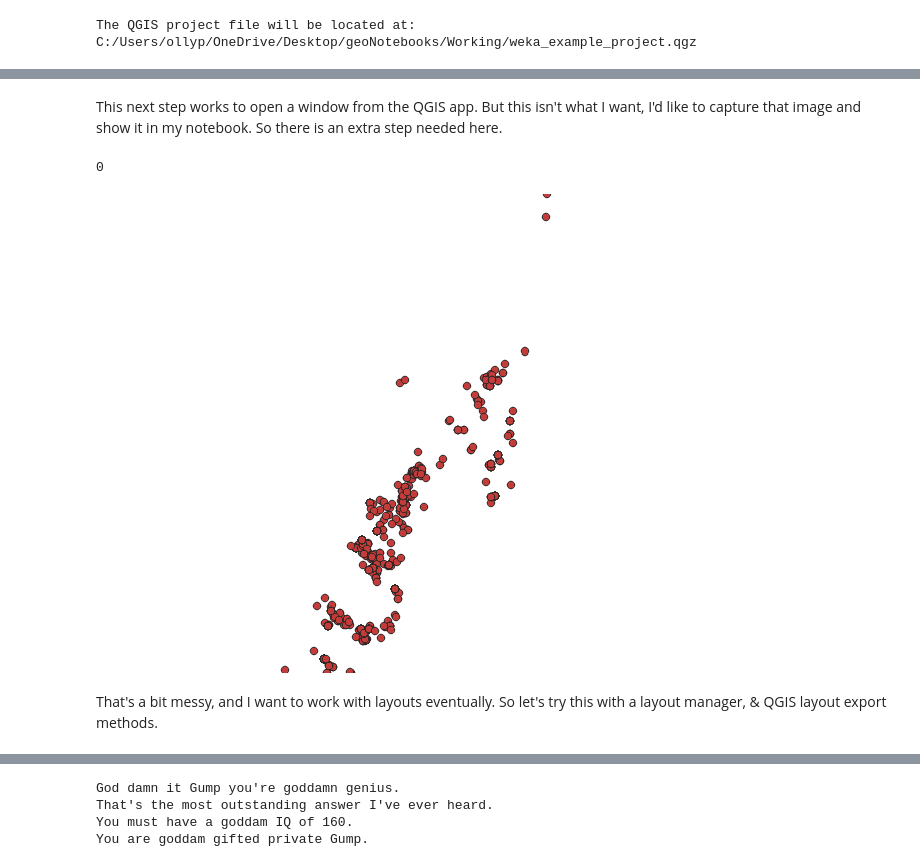
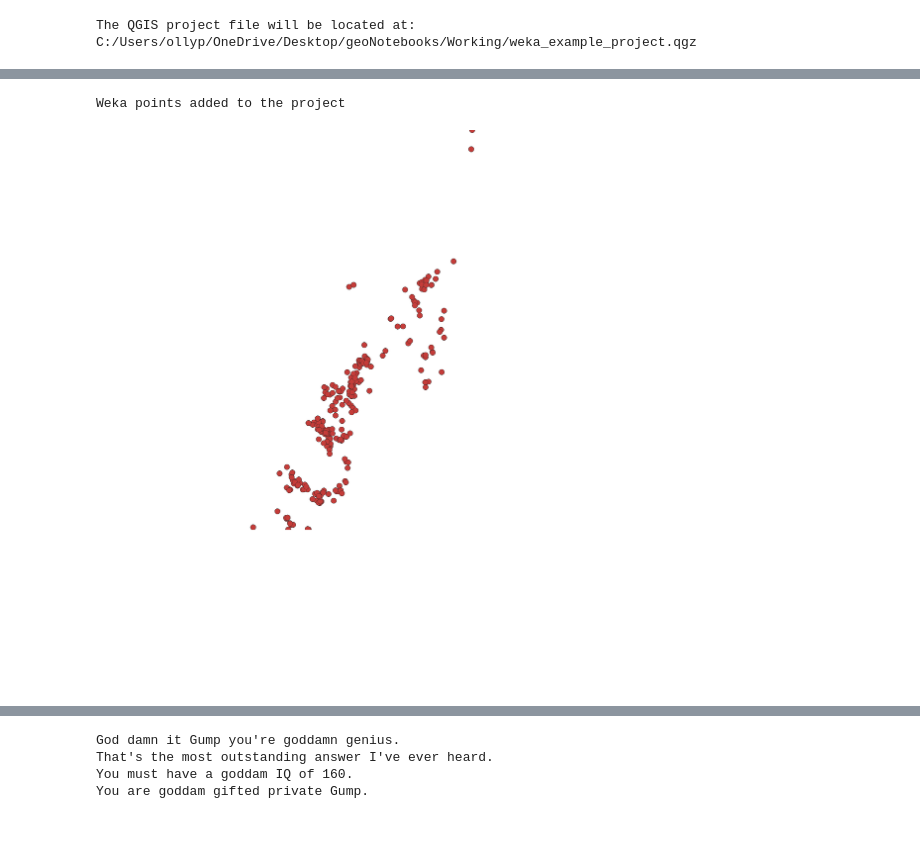
Before and after one commit to Wologman/geoNotebooks, a Jupyter notebook: Notebooks/weka_kde.ipynb, the cells around one changed output, grey strips where cells are left out. Drawn from its saved outputs; the diff is of its cells as text; code cells hidden in the pictures; blank space fills up the shorter version.

```diff
--- a/Notebooks/weka_kde.ipynb
+++ b/Notebooks/weka_kde.ipynb
@@ -46,6 +48,7 @@ class Paths():
     PROJECT_FILE = str(WORKING / 'weka_example_project.qgz')
     WEKA_POINTS = str(DATA / 'weka.csv')
     WEKA_GPKG = str(WORKING / 'weka.gpkg')
+    CANVAS_IMG = str(WORKING / 'canvas_image.png')
 
     def __init__(self):
         print(f'The project root is located at {self.PROJECT_ROOT}')
@@ -312,43 +297,36 @@ canvas.show()
-# %% [markdown]
-This next step works to open a window from the QGIS app.  But this isn't what I want, I'd like to capture that image and show it in my notebook.  So there is an extra step needed here.
-# %%
-qgs.exec_()
-# %% [output]
-0
-# %%
-from PyQt5.QtGui import QImage, QPainter
-from PyQt5.QtCore import QSize, QBuffer, QByteArray
-from IPython.display import display
-from PIL import Image
-import io
-
-def render_canvas_to_image(canvas):
-    # Create an image object with the size of the canvas
-    image = QImage(canvas.size(), QImage.Format_ARGB32_Premultiplied)
-
-    # Create a QPainter object and paint the map canvas onto the image
-    painter = QPainter(image)
-    canvas.render(painter)
-    painter.end()  # End the painting
-
-    # Convert the QImage to bytes via QBuffer
-    byte_array = QByteArray()
-    buffer = QBuffer(byte_array)
-    buffer.open(QBuffer.WriteOnly)
-    image.save(buffer, 'PNG')  # Save the image to the buffer in PNG format
-    buffer.close()
-
-    # Convert the QByteArray to an in-memory bytes buffer for PIL
-    image_bytes = io.BytesIO(byte_array.data())
-    pil_image = Image.open(image_bytes)
-    return pil_image
-
-canvas.setLayers([weka_pts_lyr])
-canvas.refresh()
-img = render_canvas_to_image(canvas)
-img.save("C:/Users/ollyp/OneDrive/Desktop/geoNotebooks/output_map.png")
-display(img)
-# %% [output]
-[figure, removed]
-# %% [markdown]
-That's a bit messy, and I want to work with layouts eventually.  So let's try this with a layout manager, & QGIS layout export methods.
+# %%
+weka_pts_lyr = QgsVectorLayer(paths.WEKA_GPKG, "Weka Points", "ogr")
+
+if weka_pts_lyr.isValid():
+    project.addMapLayer(weka_pts_lyr)
+    canvas.setExtent(weka_pts_lyr.extent())
+    canvas.setLayers([weka_pts_lyr])
+    #canvas.show()
+    print('Weka points added to the project'
+    )
+else:
+    print("Layer failed to load!")
+project.write(paths.PROJECT_FILE)
+
+def create_layout_and_export_image(project, output_path=None):
+    layout = QgsPrintLayout(project)
+    layout.initializeDefaults()
+
+    # Create a map item and set it to cover the full page
+    map_item = QgsLayoutItemMap(layout)
+    map_item.setRect(0, 0, 200, 200)
+    map_item.setExtent(canvas.extent())
+    layout.addLayoutItem(map_item)
+    #map_item.attemptMove(0, 0)  # Position the map item at (0, 0)
+
+    exporter = QgsLayoutExporter(layout)
+    exporter.exportToImage(output_path, QgsLayoutExporter.ImageExportSettings())
+
+    img = Image.open(output_path)
+    display(img)
+# %% [output]
+Weka points added to the project
+# %%
+create_layout_and_export_image(project, paths.CANVAS_IMG)
+# %% [output]
+[figure, added]
```
Also changed, not shown: parts of 4 cells of this notebook.
